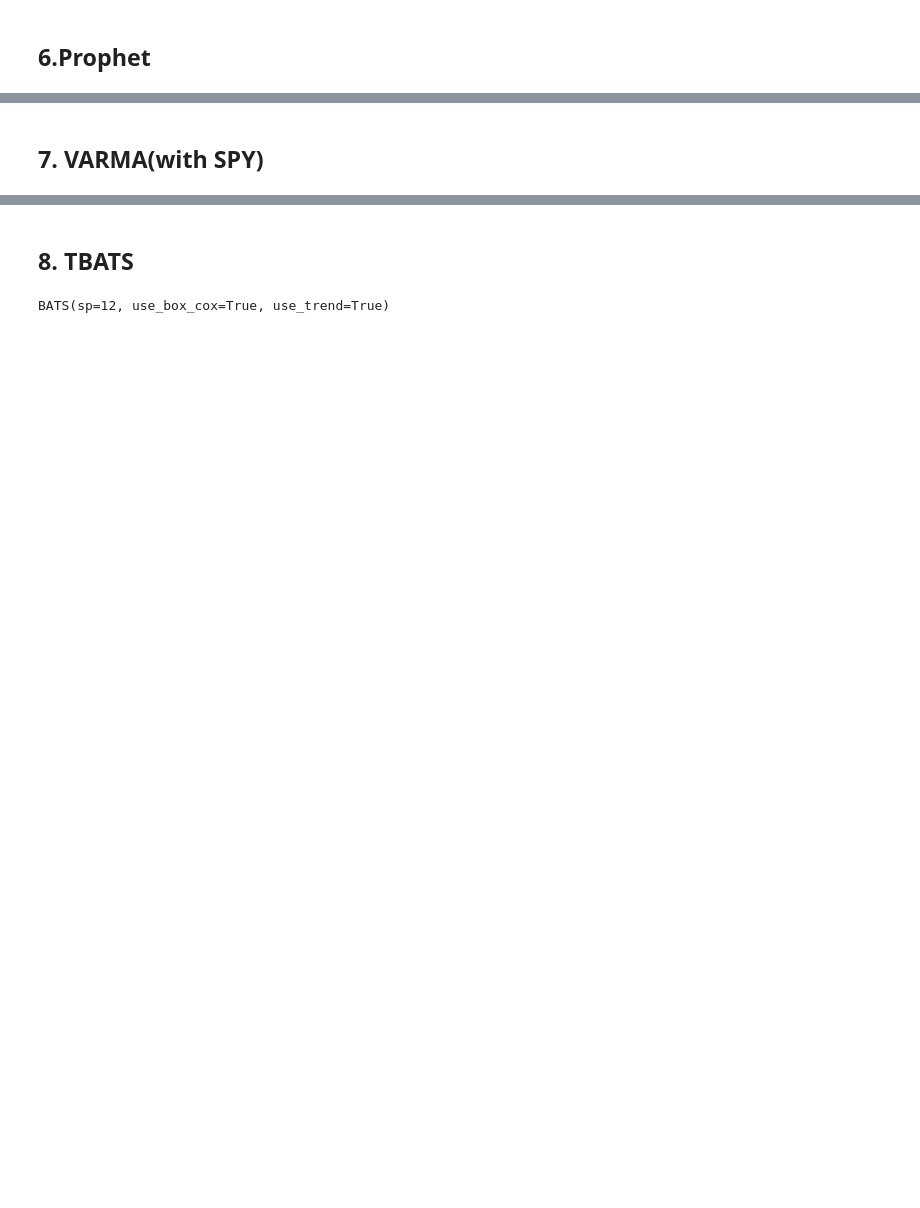
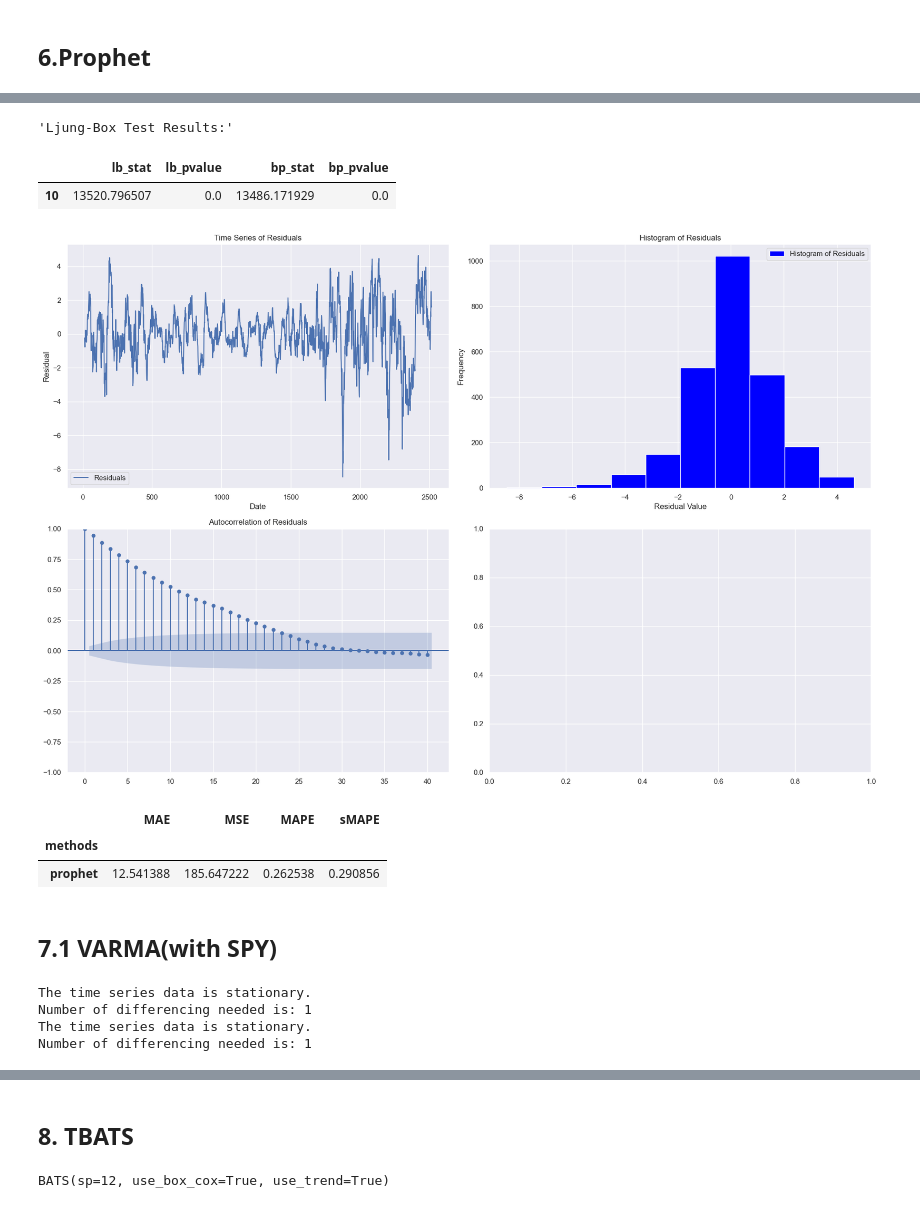
Before and after one commit to baoyik/ADSP-Group-Project, a Jupyter notebook: Main_Alaia_DAL.ipynb, the cells around one changed output, grey strips where cells are left out. Drawn from its saved outputs; the diff is of its cells as text; code cells hidden in the pictures; blank space fills up the shorter version.

```diff
--- a/Main_Alaia_DAL.ipynb
+++ b/Main_Alaia_DAL.ipynb
@@ -339,0 +470,8 @@ analyze_residuals(resid_prophet[300:])
+# %%
+result = []
+for i in [0.001,0.05,0.1,1]:
+    model4 = Prophet(yearly_seasonality=True, changepoint_prior_scale=i)
+    model4.fit(y_train_p)
+
+    aic = calc_AIC(model4,y_train_p)
+    print(aic)
@@ -339,0 +491,3 @@ analyze_residuals(resid_prophet[300:])
+# %%
+model_1 = Prophet(yearly_seasonality=True, changepoint_prior_scale=1)
+model_1.fit(y_train_p)
@@ -339,0 +498,14 @@ analyze_residuals(resid_prophet[300:])
+# %%
+if isinstance(val_dal.index, pd.DatetimeIndex):
+    validation_dates = pd.DataFrame({'ds': val_dal.index})
+else:
+
+    validation_dates = pd.DataFrame({'ds': pd.to_datetime(val_dal['ds'])})
+
+
+all_dates = pd.concat([
+    model_1.history[['ds']],
+    validation_dates
+]).drop_duplicates().reset_index(drop=True)
+
+future = pd.DataFrame({'ds': all_dates['ds']})
@@ -339,0 +519,7 @@ analyze_residuals(resid_prophet[300:])
+# %%
+analyze_residuals(results['residuals'])
+# %% [output]
+'Ljung-Box Test Results:'
+|  | lb_stat | lb_pvalue | bp_stat | bp_pvalue |
+| 10 | 13520.796507 | 0.0 | 13486.171929 | 0.0 |
+[figure, added]
@@ -340,2 +531,11 @@ analyze_residuals(resid_prophet[300:])
+# %%
+prophet_error_metrics = pd.DataFrame({'MAE': [mae_prophet1], 'MSE': [mse_prophet1], 'MAPE': [mape_prophet1], 'sMAPE': [smape_prophet1]})
+prophet_error_metrics['methods'] = 'prophet'
+prophet_error_metrics.set_index('methods', inplace=True)
+prophet_error_metrics
+# %% [output]
+|  | MAE | MSE | MAPE | sMAPE |
+| methods |  |  |  |  |
+| prophet | 12.541388 | 185.647222 | 0.262538 | 0.290856 |
 # %% [markdown]
-## 7. VARMA(with SPY)
+## 7.1 VARMA(with SPY)
@@ -345,0 +551,8 @@ varma_dal = DAL.merge(SPY, left_index=True, right_index=True, how='left').dropna
+# %%
+check_num_stationarity(varma_dal['DAL'])
+check_num_stationarity(varma_dal['SPY'])
+# %% [output]
+The time series data is stationary.
+Number of differencing needed is: 1
+The time series data is stationary.
+Number of differencing needed is: 1
```
Also changed, not shown: parts of 65 cells of this notebook, 1 other file.
